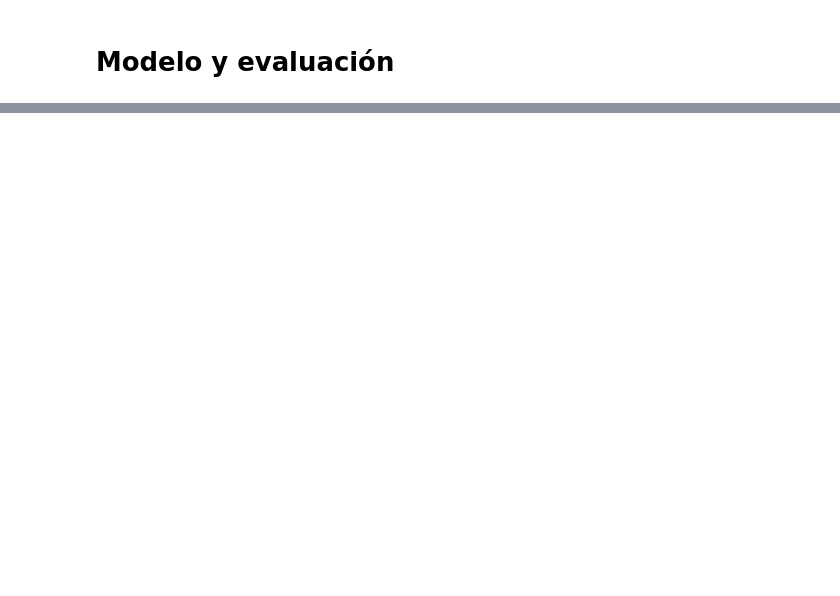
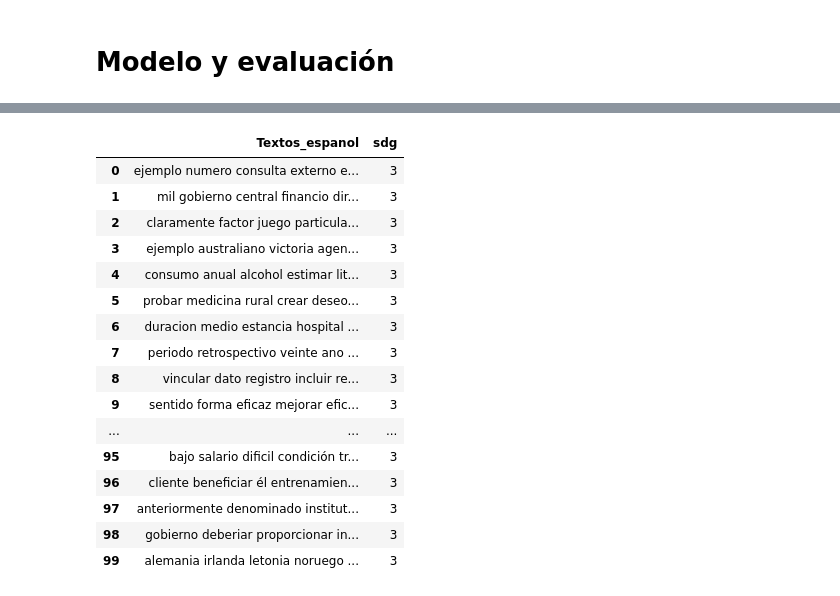
Before and after one commit to Sebasos01/BI_proyecto_1, a Jupyter notebook: proyecto_1_entrega_1.ipynb, the cells around one changed output, grey strips where cells are left out. Cells and saved outputs as stored; diff of their text form; code cells hidden in the pictures; blank space fills up the shorter version.

```diff
--- a/proyecto_1_entrega_1.ipynb
+++ b/proyecto_1_entrega_1.ipynb
@@ -300,0 +517,20 @@ Original text string for vectorization: e x a m i n   c o n t r i b u c i a 3 n
+# %%
+df.head(100)
+# %% [output]
+|  | Textos_espanol | sdg |
+| 0 | ejemplo numero consulta externo e... | 3 |
+| 1 | mil gobierno central financio dir... | 3 |
+| 2 | claramente factor juego particula... | 3 |
+| 3 | ejemplo australiano victoria agen... | 3 |
+| 4 | consumo anual alcohol estimar lit... | 3 |
+| 5 | probar medicina rural crear deseo... | 3 |
+| 6 | duracion medio estancia hospital ... | 3 |
+| 7 | periodo retrospectivo veinte ano ... | 3 |
+| 8 | vincular dato registro incluir re... | 3 |
+| 9 | sentido forma eficaz mejorar efic... | 3 |
+| ... | ... | ... |
+| 95 | bajo salario dificil condición tr... | 3 |
+| 96 | cliente beneficiar él entrenamien... | 3 |
+| 97 | anteriormente denominado institut... | 3 |
+| 98 | gobierno deberiar proporcionar in... | 3 |
+| 99 | alemania irlanda letonia noruego ... | 3 |
```
Also changed, not shown: parts of 11 cells of this notebook.
